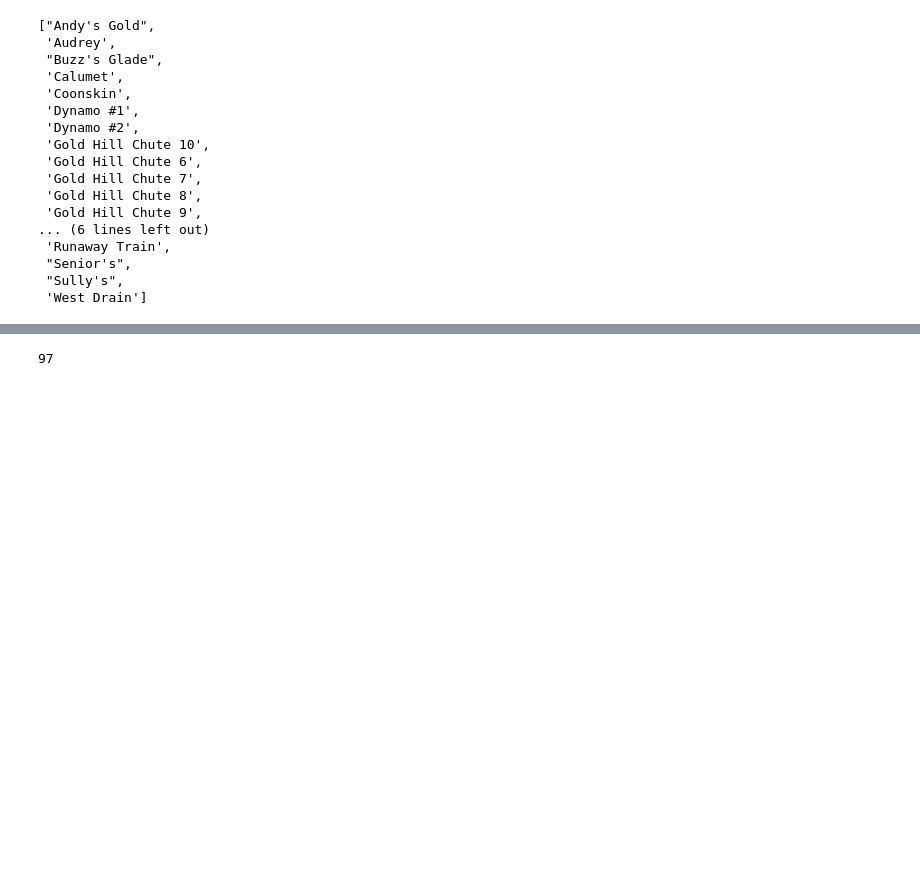
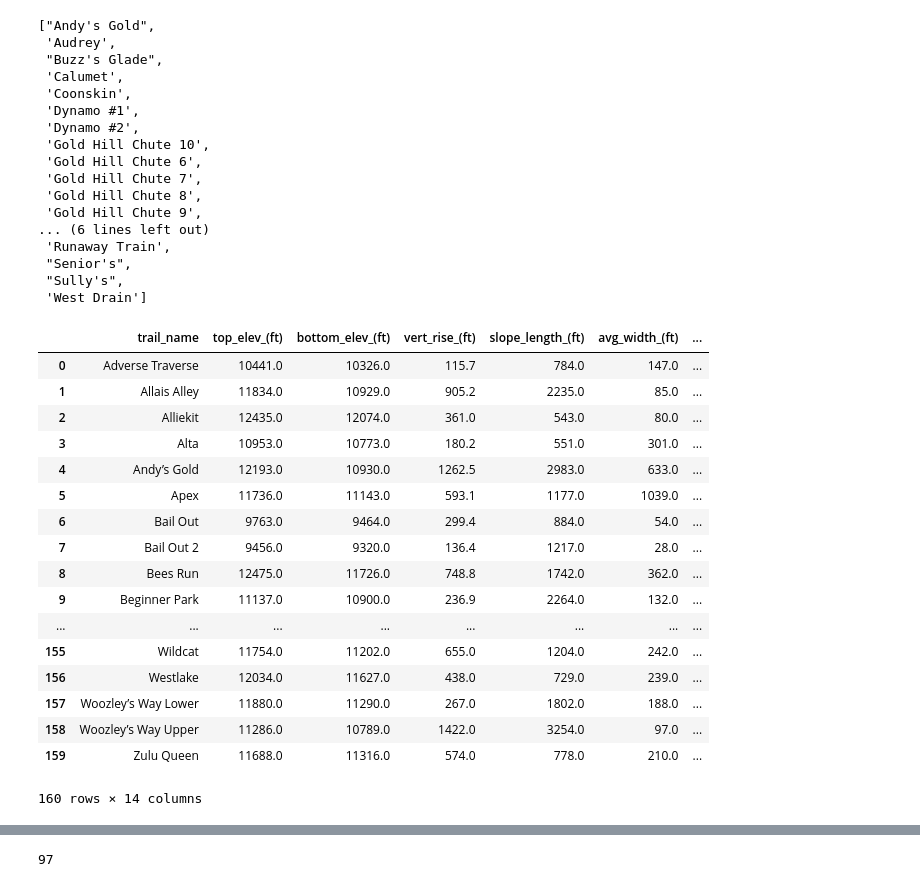
Before and after one commit to kfarbman/ski-recommender, a Jupyter notebook: notebooks/adding_colors2.ipynb, the cells around one changed output, grey strips where cells are left out. Drawn from its saved outputs; the diff is of its cells as text; code cells hidden in the pictures; blank space fills up the shorter version.

```diff
--- a/notebooks/adding_colors2.ipynb
+++ b/notebooks/adding_colors2.ipynb
@@ -88,6 +91,21 @@ trails_to_add['Telluride'] = {'green': ['Galloping Goose Upper', 'Galloping Goos
+# %%
+trails_to_add['Bald Mountain'] = {'green': [],
+                                   'blue': [],
+                                   'black': [],
+                                   'bb': []}
 # %%
-trails_to_add['Telluride'] = {'green': [],
+trails_to_add['Steamboat'] = {'green': [],
                                    'blue': [],
                                    'black': [],
                                    'bb': []}
+# %%
+trails_to_add['Aspen Snowmass'] = {'green': [],
+                                   'blue': [],
+                                   'black': [],
+                                   'bb': []}
+# %%
+trails_to_add['Wolf Creek'] = {'green': [],
+                                   'blue': [],
+                                   'black': [],
+                                   'bb': []}
 # %%
@@ -136,3 +154,24 @@ def add_trails_to_add(resort):
 
 for resort in resort_dict:
     add_trails_to_add(resort)
+# %%
+add_trails_to_add('Telluride')
+# %% [output]
+|  | trail_name | top_elev_(ft) | bottom_elev_(ft) | vert_rise_(ft) | slope_length_(ft) | avg_width_(ft) | ... |
+| 0 | Adverse Traverse | 10441.0 | 10326.0 | 115.7 | 784.0 | 147.0 | ... |
+| 1 | Allais Alley | 11834.0 | 10929.0 | 905.2 | 2235.0 | 85.0 | ... |
+| 2 | Alliekit | 12435.0 | 12074.0 | 361.0 | 543.0 | 80.0 | ... |
+| 3 | Alta | 10953.0 | 10773.0 | 180.2 | 551.0 | 301.0 | ... |
+| 4 | Andy’s Gold | 12193.0 | 10930.0 | 1262.5 | 2983.0 | 633.0 | ... |
+| 5 | Apex | 11736.0 | 11143.0 | 593.1 | 1177.0 | 1039.0 | ... |
+| 6 | Bail Out | 9763.0 | 9464.0 | 299.4 | 884.0 | 54.0 | ... |
+| 7 | Bail Out 2 | 9456.0 | 9320.0 | 136.4 | 1217.0 | 28.0 | ... |
+| 8 | Bees Run | 12475.0 | 11726.0 | 748.8 | 1742.0 | 362.0 | ... |
+| 9 | Beginner Park | 11137.0 | 10900.0 | 236.9 | 2264.0 | 132.0 | ... |
+| ... | ... | ... | ... | ... | ... | ... | ... |
+| 155 | Wildcat | 11754.0 | 11202.0 | 655.0 | 1204.0 | 242.0 | ... |
+| 156 | Westlake | 12034.0 | 11627.0 | 438.0 | 729.0 | 239.0 | ... |
+| 157 | Woozley’s Way Lower | 11880.0 | 11290.0 | 267.0 | 1802.0 | 188.0 | ... |
+| 158 | Woozley’s Way Upper | 11286.0 | 10789.0 | 1422.0 | 3254.0 | 97.0 | ... |
+| 159 | Zulu Queen | 11688.0 | 11316.0 | 574.0 | 778.0 | 210.0 | ... |
+160 rows × 14 columns
```
Also changed, not shown: parts of 5 cells of this notebook, 1 other file.
